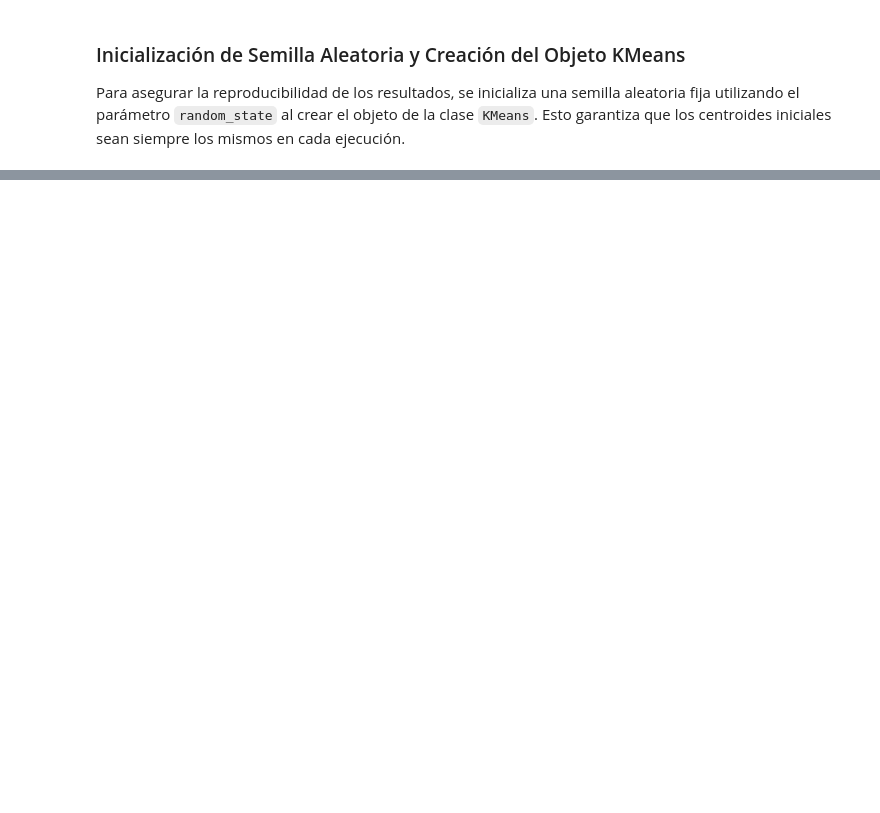
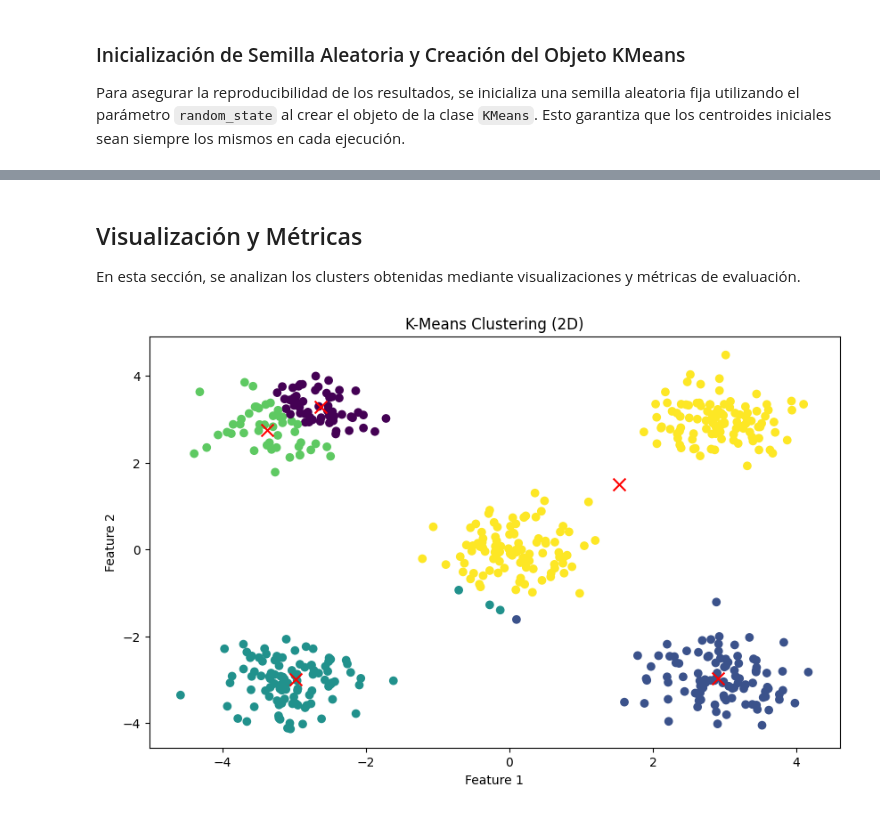
Before and after one commit to Daniel-PosadaPUJ/Proyecto1_ALC, a Jupyter notebook: notebooks/kmeans_punto1.ipynb, the cells around one changed output, grey strips where cells are left out. Saved outputs shown, nothing was run; the diff lists cells and outputs as text; code cells hidden in the pictures; blank space fills up the shorter version.

```diff
--- a/notebooks/kmeans_punto1.ipynb
+++ b/notebooks/kmeans_punto1.ipynb
@@ -202,3 +217,7 @@ kmeans2d.fit(data_2d_to_fit)
 # %%
 # Ajuste del modelo KMeans a los datos 3D
 kmeans3d.fit(data_3d_to_fit)
+# %% [markdown]
+## Visualización y Métricas
+
+En esta sección, se analizan los clusters obtenidas mediante visualizaciones y métricas de evaluación.
@@ -204,0 +226,5 @@ kmeans3d.fit(data_3d_to_fit)
+# %%
+# Visualización de los clusters en 2D
+plot_kmeans_clusters(data_2d_to_fit, kmeans2d)
+# %% [output]
+[figure, added]
```
Also changed, not shown: parts of 7 cells of this notebook.
